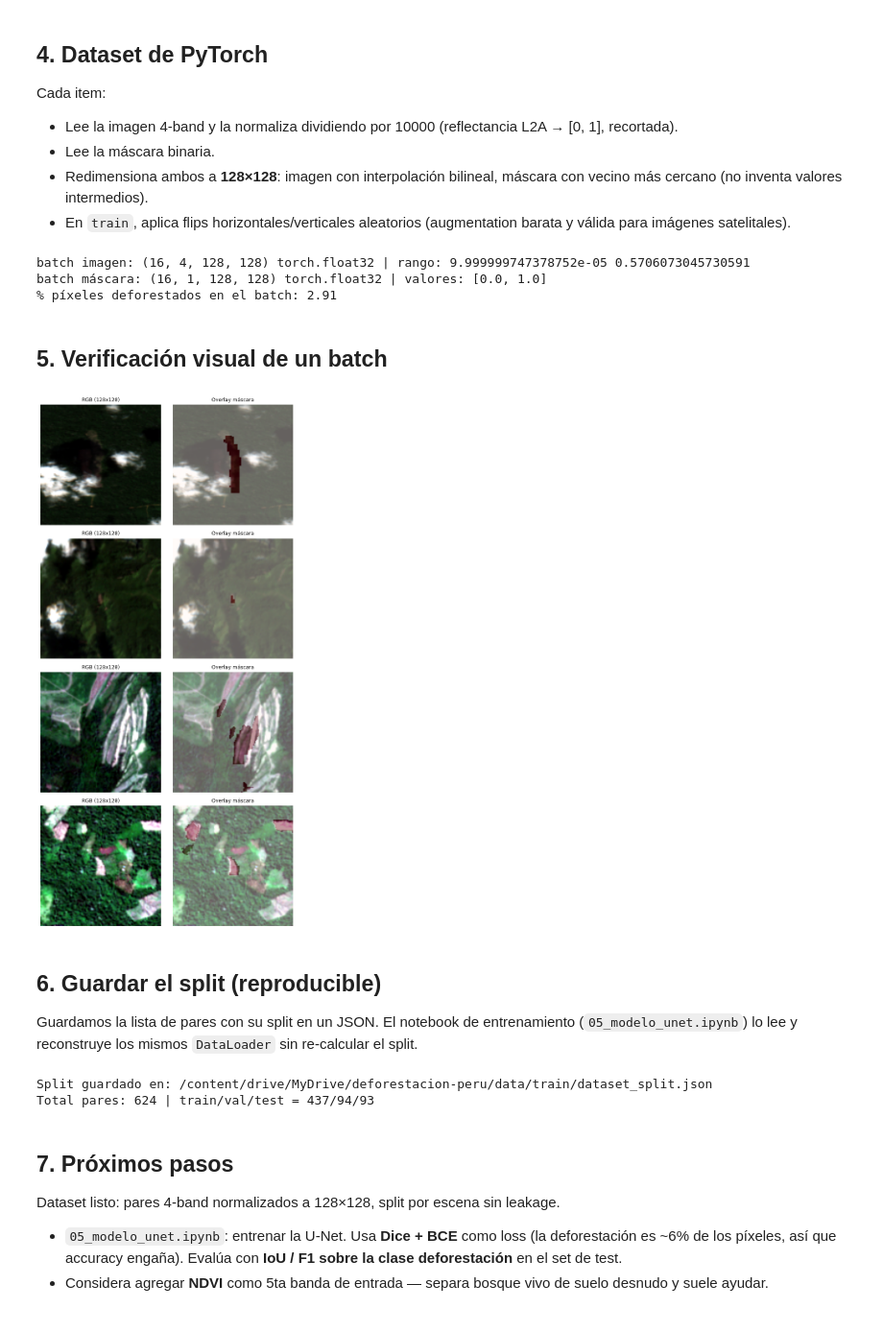
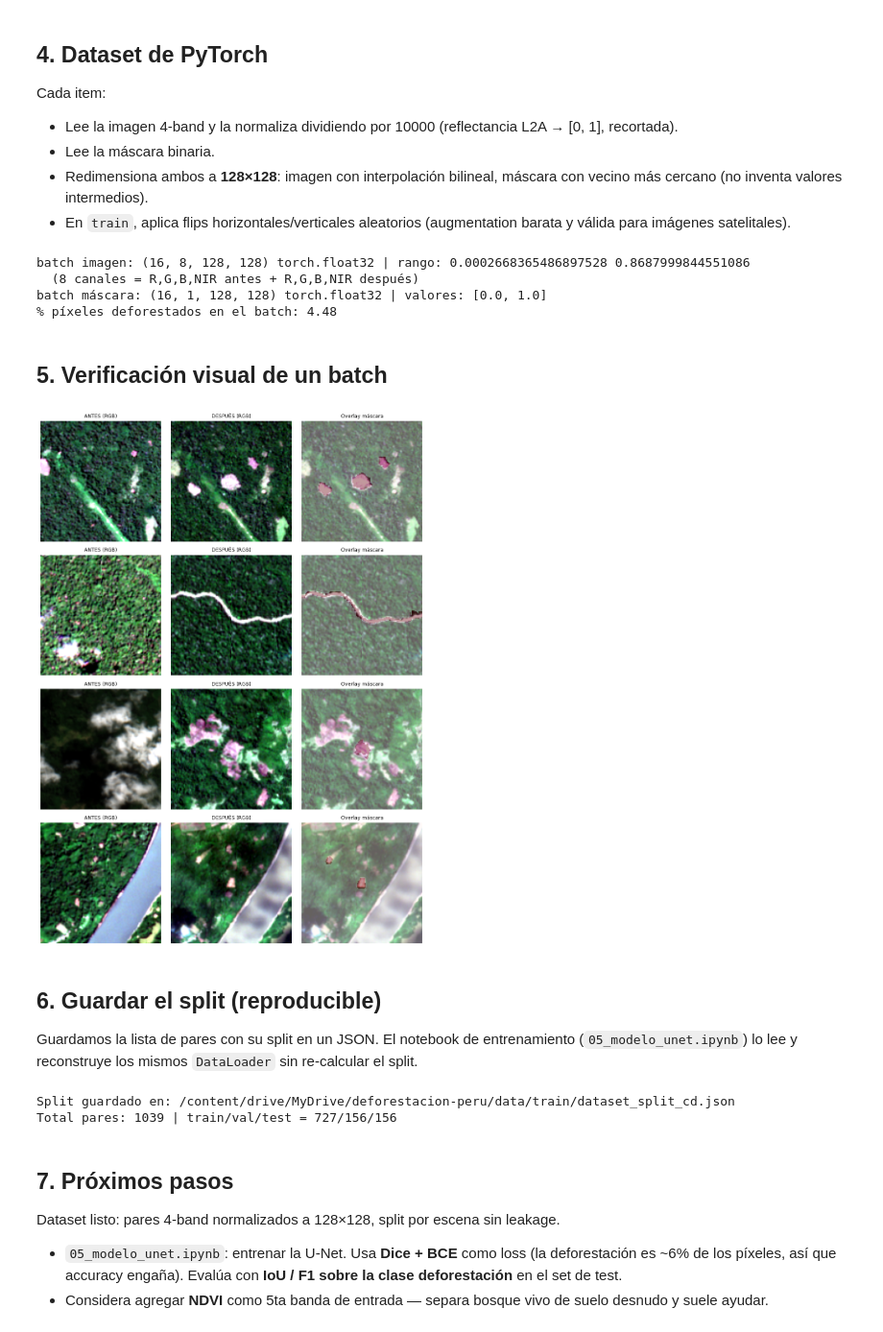
Before and after one commit to vlazop/deep-peru-forest, a Jupyter notebook: 04_dataset_parches.ipynb, the cells around one changed output. Shown at 96% size. Cells and saved outputs as stored; diff of their text form; code cells hidden in the pictures.

```diff
--- a/04_dataset_parches.ipynb
+++ b/04_dataset_parches.ipynb
@@ -175,6 +175,8 @@ from torch.utils.data import Dataset, DataLoader
 SIZE = 128
 
 class DeforestDataset(Dataset):
+    """Detección de cambio: apila imagen ANTES (4 bandas) + DESPUÉS (4 bandas)
+    -> input de 8 canales. La máscara es el cambio (polígono SERFOR)."""
     def __init__(self, items, size=SIZE, augment=False):
         self.items = items
         self.size = size
@@ -185,18 +187,23 @@ class DeforestDataset(Dataset):
 
     def __getitem__(self, i):
         it = self.items[i]
-        with rasterio.open(it["img"]) as src:
-            img = src.read().astype("float32")          # (4, H, W)
+        with rasterio.open(it["antes"]) as src:
+            a = src.read().astype("float32")             # (4, H, W)
+        with rasterio.open(it["despues"]) as src:
+            b = src.read().astype("float32")             # (4, H, W)
         with rasterio.open(it["mask"]) as src:
-            mask = src.read(1).astype("float32")         # (H, W)
+            mask = src.read(1).astype("float32")          # (H, W)
 
-        # normalizar reflectancia L2A -> [0,1]
-        img = np.clip(img / 10000.0, 0, 1)
+        # (4,H,W) -> (H,W,4) para cv2. Redimensionamos A y B POR SEPARADO:
+        # cv2.resize no maneja >4 canales en una sola llamada.
+        a = cv2.resize(np.transpose(a, (1, 2, 0)), (self.size, self.size),
+                       interpolation=cv2.INTER_LINEAR)
+        b = cv2.resize(np.transpose(b, (1, 2, 0)), (self.size, self.size),
+                       interpolation=cv2.INTER_LINEAR)
+        mask = cv2.resize(mask, (self.size, self.size), interpolation=cv2.INTER_NEAREST)
 
-        # (4,H,W) -> (H,W,4) para cv2, redimensionar, volver a (4,H,W)
-        img = np.transpose(img, (1, 2, 0))
-        img = cv2.resize(img, (self.size, self.size), interpolation=cv2.INTER_LINEAR)
-        mask = cv2.resize(mask, (self.size, self.size), interpolation=cv2.INTER_NEAREST)
+        img = np.concatenate([a, b], axis=2)              # (H,W,8): antes + después
+        img = np.clip(img / 10000.0, 0, 1)                # reflectancia L2A -> [0,1]
 
         if self.augment:
             if np.random.rand() < 0.5:
@@ -204,9 +211,8 @@ class DeforestDataset(Dataset):
             if np.random.rand() < 0.5:
                 img = img[::-1, :, :].copy();  mask = mask[::-1, :].copy()   # flip vertical
 
-        # np.transpose devuelve un view no contiguo; ascontiguousarray evita el
-        # error "Trying to resize storage that is not resizable" en el collate.
-        img = torch.from_numpy(np.ascontiguousarray(np.transpose(img, (2, 0, 1))))  # (4,128,128)
+        # (H,W,8) -> (8,H,W). ascontiguousarray evita el error de collate.
+        img = torch.from_numpy(np.ascontiguousarray(np.transpose(img, (2, 0, 1))))  # (8,128,128)
         mask = torch.from_numpy(np.ascontiguousarray(mask)).unsqueeze(0)            # (1,128,128)
         return img, mask
 
@@ -221,48 +227,52 @@ test_loader  = make_loader("test")
 
 xb, yb = next(iter(train_loader))
 print("batch imagen:", tuple(xb.shape), xb.dtype, "| rango:", float(xb.min()), float(xb.max()))
+print("  (8 canales = R,G,B,NIR antes + R,G,B,NIR después)")
 print("batch máscara:", tuple(yb.shape), yb.dtype, "| valores:", torch.unique(yb).tolist())
 print("% píxeles deforestados en el batch:", round(100 * float(yb.mean()), 2))
 # %% [output]
-batch imagen: (16, 4, 128, 128) torch.float32 | rango: 9.999999747378752e-05 0.5706073045730591
+batch imagen: (16, 8, 128, 128) torch.float32 | rango: 0.0002668365486897528 0.8687999844551086
+  (8 canales = R,G,B,NIR antes + R,G,B,NIR después)
 batch máscara: (16, 1, 128, 128) torch.float32 | valores: [0.0, 1.0]
-% píxeles deforestados en el batch: 2.91
+% píxeles deforestados en el batch: 4.48
 # %% [markdown]
 ## 5. Verificación visual de un batch
 # %%
 import matplotlib.pyplot as plt
 
 def stretch(a, lo=2, hi=98):
     a = a.astype("float32"); pl, ph = np.percentile(a, [lo, hi])
     return np.clip((a - pl) / (ph - pl + 1e-6), 0, 1)
 
 xb, yb = next(iter(train_loader))
 k = min(4, xb.shape[0])
-fig, axes = plt.subplots(k, 2, figsize=(7, 3.4 * k))
+fig, axes = plt.subplots(k, 3, figsize=(10, 3.4 * k))
 axes = np.atleast_2d(axes)
 for row, img, mask in zip(axes, xb[:k], yb[:k]):
     arr = img.numpy()
-    rgb = np.dstack([stretch(arr[c]) for c in range(3)])
-    row[0].imshow(rgb); row[0].set_title("RGB (128x128)", fontsize=9)
-    row[1].imshow(rgb); row[1].imshow(mask[0].numpy(), cmap="Reds", alpha=0.4, vmin=0, vmax=1)
-    row[1].set_title("Overlay máscara", fontsize=9)
+    rgb_a = np.dstack([stretch(arr[c]) for c in range(3)])      # canales 0-2 = antes
+    rgb_b = np.dstack([stretch(arr[c]) for c in range(4, 7)])   # canales 4-6 = después
+    row[0].imshow(rgb_a); row[0].set_title("ANTES (RGB)", fontsize=9)
+    row[1].imshow(rgb_b); row[1].set_title("DESPUÉS (RGB)", fontsize=9)
+    row[2].imshow(rgb_b); row[2].imshow(mask[0].numpy(), cmap="Reds", alpha=0.4, vmin=0, vmax=1)
+    row[2].set_title("Overlay máscara", fontsize=9)
     for a in row: a.axis("off")
-plt.tight_layout(); plt.savefig(str(DATA_DIR / "dataset_batch_muestra.png"), dpi=110, bbox_inches="tight"); plt.show()
+plt.tight_layout(); plt.savefig(str(DATA_DIR / "dataset_cd_batch_muestra.png"), dpi=110, bbox_inches="tight"); plt.show()
 # %% [output]
-[figure, old version]
+[figure, new version]
 # %% [markdown]
 ## 6. Guardar el split (reproducible)
 
 Guardamos la lista de pares con su split en un JSON. El notebook de entrenamiento (`05_modelo_unet.ipynb`) lo lee y reconstruye los mismos `DataLoader` sin re-calcular el split.
 # %%
-SPLIT_PATH = DATA_DIR / "train" / "dataset_split.json"
+SPLIT_PATH = DATA_DIR / "train" / "dataset_split_cd.json"
 SPLIT_PATH.parent.mkdir(parents=True, exist_ok=True)
 SPLIT_PATH.write_text(json.dumps(pairs, indent=1, ensure_ascii=False))
 print(f"Split guardado en: {SPLIT_PATH}")
 print(f"Total pares: {len(pairs)} | train/val/test = {c['train']}/{c['val']}/{c['test']}")
 # %% [output]
-Split guardado en: /content/drive/MyDrive/deforestacion-peru/data/train/dataset_split.json
-Total pares: 624 | train/val/test = 437/94/93
+Split guardado en: /content/drive/MyDrive/deforestacion-peru/data/train/dataset_split_cd.json
+Total pares: 1039 | train/val/test = 727/156/156
 # %% [markdown]
 ## 7. Próximos pasos
 
```
Also changed, not shown: parts of 4 cells of this notebook, 3 other files.
